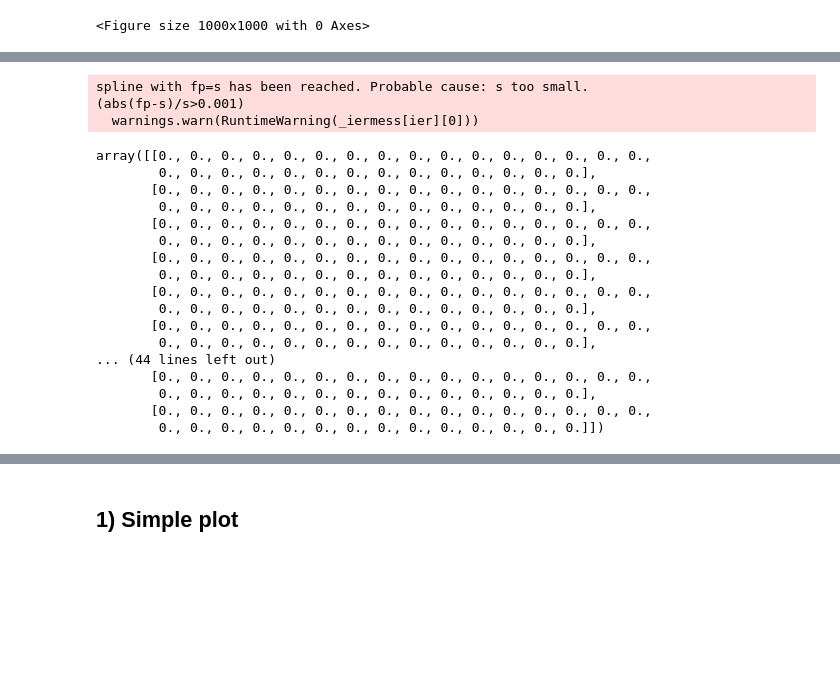
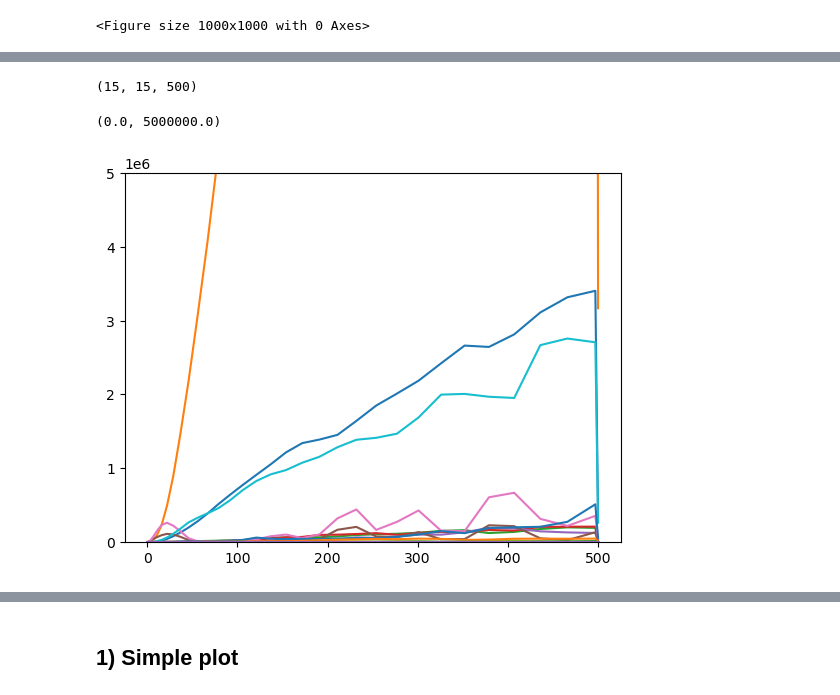
Before and after one commit to HiDiHlabs/sonar, a Jupyter notebook: sonar/plotting_functions_test.ipynb, the cells around one changed output, grey strips where cells are left out. Saved outputs shown, nothing was run; the diff lists cells and outputs as text; code cells hidden in the pictures; blank space fills up the shorter version.

```diff
--- a/sonar/plotting_functions_test.ipynb
+++ b/sonar/plotting_functions_test.ipynb
@@ -70,6 +117,4 @@ tissue_matrix = np.load('/dh-projects/ag-ishaque/analysis/anastasiia/projects/so
 # %%
-rescaled = utils.rescale_topographic_tensor(tissue_matrix, scaling_factor=0.3).numpy()
-
 def sig(t, k=1):
     return ((1)/(1+(torch.exp(-t*k))))
 
@@ -79,29 +124,18 @@ def smax(t,k=5):
 rad_ = 500
 lin = 1
 
-son = sonar.Sonar(max_radius=rad_,linear_steps=lin, edge_correction=True)
-cooc_template_ = son.co_occurrence_from_tensor(rescaled[1:],interpolate=True)
+son = sonar.Sonar(max_radius=rad_,linear_steps=lin, edge_correction=False, circumference_normalization=False)
+cooc_template_ = son.co_occurrence_from_tensor(rescaled[1:],interpolate=False, area_normalization = False)
-# %% [output]
-spline with fp=s has been reached. Probable cause: s too small.
-(abs(fp-s)/s>0.001)
-  warnings.warn(RuntimeWarning(_iermess[ier][0]))
-# %%
-rescaled[1,200:230,200:230]
-# %% [output]
-array([[0., 0., 0., 0., 0., 0., 0., 0., 0., 0., 0., 0., 0., 0., 0., 0.,
-        0., 0., 0., 0., 0., 0., 0., 0., 0., 0., 0., 0., 0., 0.],
-       [0., 0., 0., 0., 0., 0., 0., 0., 0., 0., 0., 0., 0., 0., 0., 0.,
-        0., 0., 0., 0., 0., 0., 0., 0., 0., 0., 0., 0., 0., 0.],
-       [0., 0., 0., 0., 0., 0., 0., 0., 0., 0., 0., 0., 0., 0., 0., 0.,
-        0., 0., 0., 0., 0., 0., 0., 0., 0., 0., 0., 0., 0., 0.],
-       [0., 0., 0., 0., 0., 0., 0., 0., 0., 0., 0., 0., 0., 0., 0., 0.,
-        0., 0., 0., 0., 0., 0., 0., 0., 0., 0., 0., 0., 0., 0.],
-       [0., 0., 0., 0., 0., 0., 0., 0., 0., 0., 0., 0., 0., 0., 0., 0.,
-        0., 0., 0., 0., 0., 0., 0., 0., 0., 0., 0., 0., 0., 0.],
-       [0., 0., 0., 0., 0., 0., 0., 0., 0., 0., 0., 0., 0., 0., 0., 0.,
-        0., 0., 0., 0., 0., 0., 0., 0., 0., 0., 0., 0., 0., 0.],
-... (44 lines left out)
-       [0., 0., 0., 0., 0., 0., 0., 0., 0., 0., 0., 0., 0., 0., 0., 0.,
-        0., 0., 0., 0., 0., 0., 0., 0., 0., 0., 0., 0., 0., 0.],
-       [0., 0., 0., 0., 0., 0., 0., 0., 0., 0., 0., 0., 0., 0., 0., 0.,
-        0., 0., 0., 0., 0., 0., 0., 0., 0., 0., 0., 0., 0., 0.]])
+# %%
+cooc_template_.shape
+# %% [output]
+(15, 15, 500)
+# %%
+plt.plot(cooc_template_[0],cooc_template_[1][5,].T)
+plt.ylim(0,5000000)
+
+
+#  the raw sonar pulse
+# %% [output]
+(0.0, 5000000.0)
+[figure, added]
```
Also changed, not shown: parts of 26 cells of this notebook, 2 other files.
